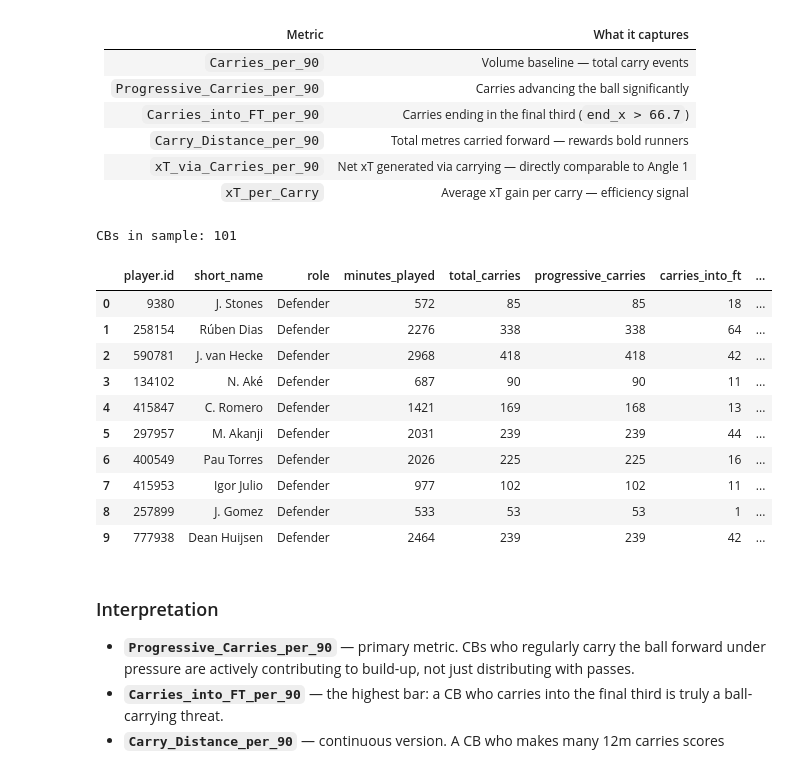
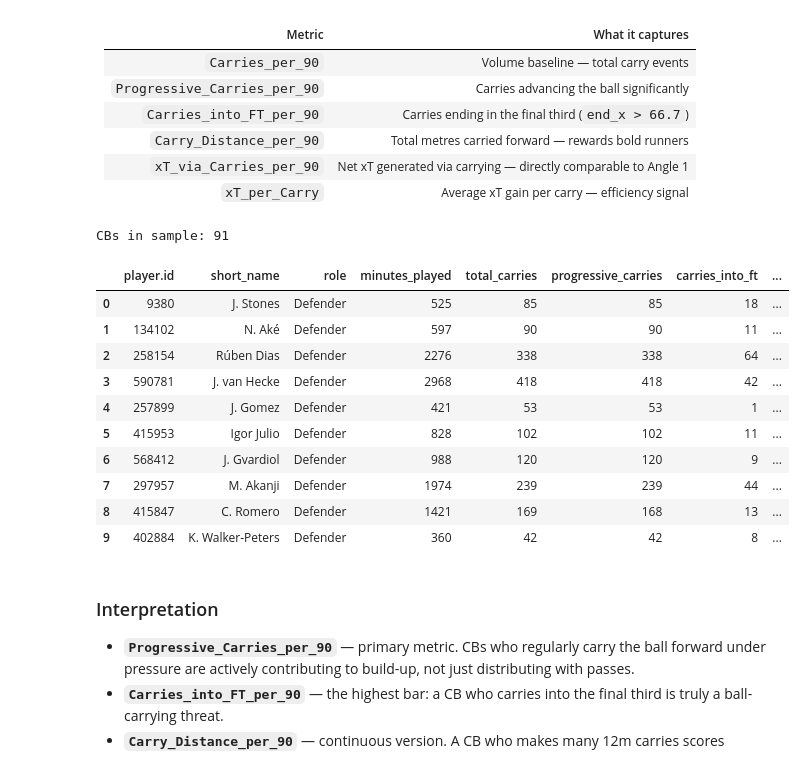
Before and after one commit to Giorgis3/Twelve-GPT-Educational-Giorgis, a Jupyter notebook: nbs/qualities.ipynb, the cells around one changed output. Saved outputs shown, nothing was run; the diff lists cells and outputs as text; code cells hidden in the pictures.

```diff
--- a/nbs/qualities.ipynb
+++ b/nbs/qualities.ipynb
@@ -765,3 +765,15 @@ minutes_england_df[minutes_england_df["minutes"] < 0]
 166 rows × 19 columns
 # %%
 minutes_england_df["minutes"] = minutes_england_df["minutes"].clip(lower=0)
+# %%
+# CB-only minutes — used as the correct per-90 denominator in all
+# ball-playing metrics. Excludes minutes played in other positions
+# (e.g. a player who split time between RB and CB).
+CB_POSITIONS = ["CB", "LCB", "RCB", "LCB3", "RCB3"]
+
+cb_minutes_england_df = minutes_england_df[
+    minutes_england_df["position_provider"].isin(CB_POSITIONS)
+].copy()
+
+print(f"Total player-match rows (all positions): {len(minutes_england_df):,}")
+print(f"CB-only player-match rows:               {len(cb_minutes_england_df):,}")
@@ -2582,32 +2613,32 @@ Filter: `type.primary ∈ {touch, acceleration}` AND `carry.endLocation.x` is no
 # %%
 from utils.pass_risk import calculate_carries
 
 cb_carry_metrics = calculate_carries(
     events_df    = cb_events,
     players_df   = players_england_df,
-    minutes_df   = minutes_england_df,
+    minutes_df   = cb_minutes_england_df,
     xt_grid               = XT_GRID,
     ft_threshold          = 66.7,
     progressive_distance_m= 10.0,
     filter_minutes        = 300,
     filter_carry_count    = 10,
 )
 
 print(f"CBs in sample: {len(cb_carry_metrics)}")
 cb_carry_metrics.head(10)
 # %% [output]
-CBs in sample: 101
+CBs in sample: 91
 |  | player.id | short_name | role | minutes_played | total_carries | progressive_carries | carries_into_ft | ... |
-| 0 | 9380 | J. Stones | Defender | 572 | 85 | 85 | 18 | ... |
-| 1 | 258154 | Rúben Dias | Defender | 2276 | 338 | 338 | 64 | ... |
-| 2 | 590781 | J. van Hecke | Defender | 2968 | 418 | 418 | 42 | ... |
-| 3 | 134102 | N. Aké | Defender | 687 | 90 | 90 | 11 | ... |
-| 4 | 415847 | C. Romero | Defender | 1421 | 169 | 168 | 13 | ... |
-| 5 | 297957 | M. Akanji | Defender | 2031 | 239 | 239 | 44 | ... |
-| 6 | 400549 | Pau Torres | Defender | 2026 | 225 | 225 | 16 | ... |
-| 7 | 415953 | Igor Julio | Defender | 977 | 102 | 102 | 11 | ... |
-| 8 | 257899 | J. Gomez | Defender | 533 | 53 | 53 | 1 | ... |
-| 9 | 777938 | Dean Huijsen | Defender | 2464 | 239 | 239 | 42 | ... |
+| 0 | 9380 | J. Stones | Defender | 525 | 85 | 85 | 18 | ... |
+| 1 | 134102 | N. Aké | Defender | 597 | 90 | 90 | 11 | ... |
+| 2 | 258154 | Rúben Dias | Defender | 2276 | 338 | 338 | 64 | ... |
+| 3 | 590781 | J. van Hecke | Defender | 2968 | 418 | 418 | 42 | ... |
+| 4 | 257899 | J. Gomez | Defender | 421 | 53 | 53 | 1 | ... |
+| 5 | 415953 | Igor Julio | Defender | 828 | 102 | 102 | 11 | ... |
+| 6 | 568412 | J. Gvardiol | Defender | 988 | 120 | 120 | 9 | ... |
+| 7 | 297957 | M. Akanji | Defender | 1974 | 239 | 239 | 44 | ... |
+| 8 | 415847 | C. Romero | Defender | 1421 | 169 | 168 | 13 | ... |
+| 9 | 402884 | K. Walker-Peters | Defender | 360 | 42 | 42 | 8 | ... |
 # %% [markdown]
 ### Interpretation
 
```
Also changed, not shown: parts of 21 cells of this notebook.
